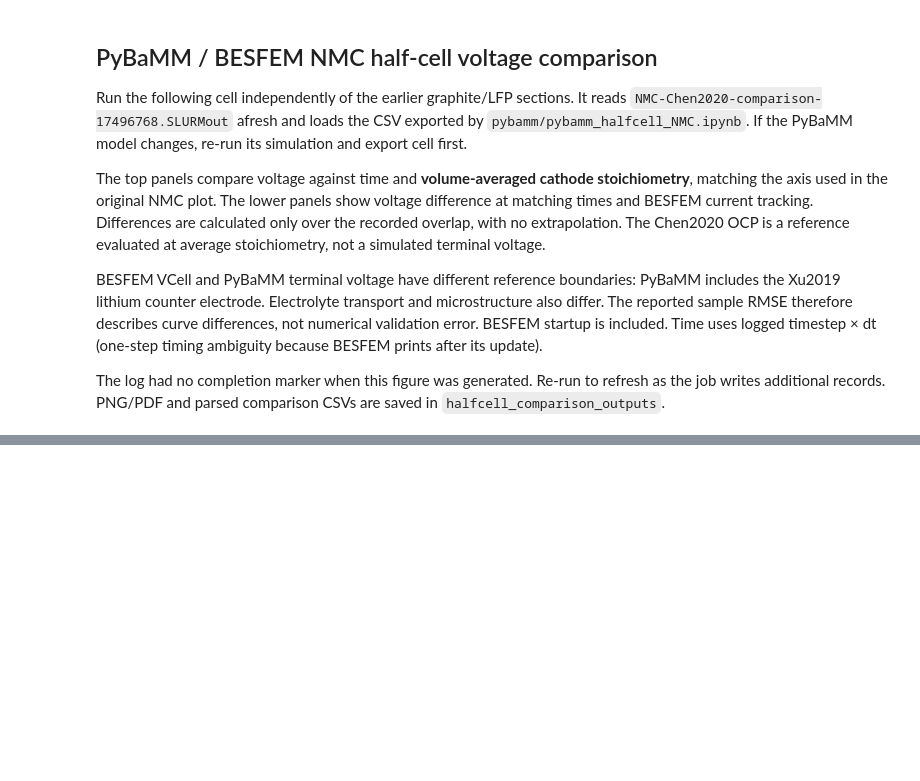
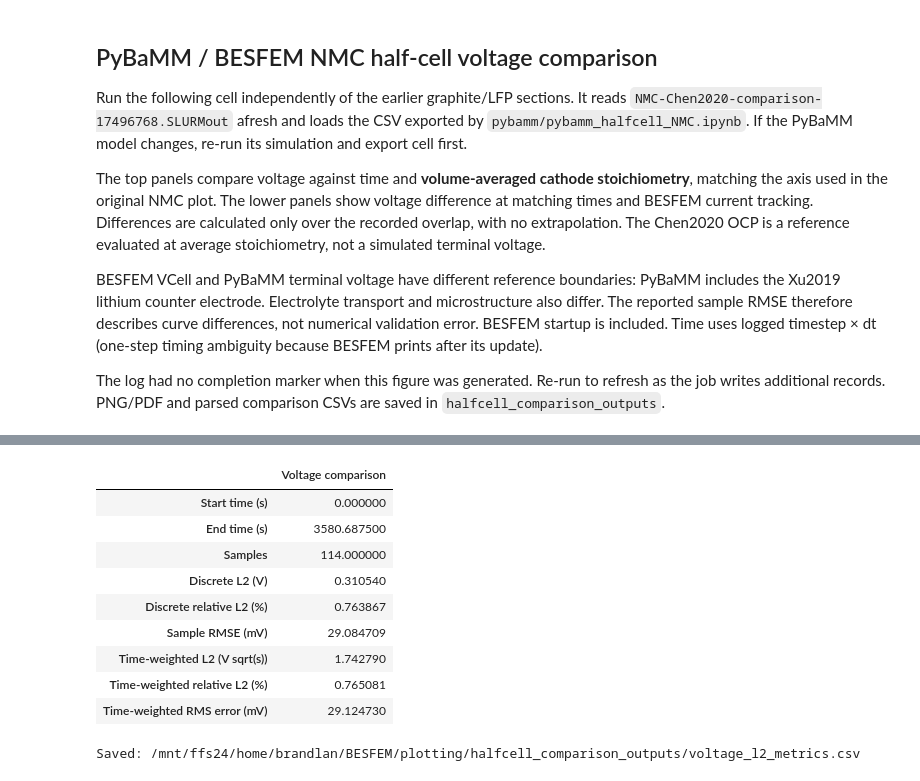
Before and after one commit to HCY-Group/BESFEM, a Jupyter notebook: plotting/OCV_CellVoltage.ipynb, the cells around one changed output, grey strips where cells are left out. Drawn from its saved outputs; the diff is of its cells as text; code cells hidden in the pictures; blank space fills up the shorter version.

```diff
--- a/plotting/OCV_CellVoltage.ipynb
+++ b/plotting/OCV_CellVoltage.ipynb
@@ -1374,0 +1385,18 @@ Outputs: /mnt/ffs24/home/brandlan/BESFEM/plotting/halfcell_comparison_outputs
+# %%
+l2_metrics = helpers["voltage_l2_metrics"](voltage_difference)
+display(l2_metrics.to_frame())
+l2_output = workspace / "BESFEM/plotting/halfcell_comparison_outputs/voltage_l2_metrics.csv"
+l2_metrics.to_csv(l2_output, header=True)
+print(f"Saved: {l2_output}")
+# %% [output]
+|  | Voltage comparison |
+| Start time (s) | 0.000000 |
+| End time (s) | 3580.687500 |
+| Samples | 114.000000 |
+| Discrete L2 (V) | 0.310540 |
+| Discrete relative L2 (%) | 0.763867 |
+| Sample RMSE (mV) | 29.084709 |
+| Time-weighted L2 (V sqrt(s)) | 1.742790 |
+| Time-weighted relative L2 (%) | 0.765081 |
+| Time-weighted RMS error (mV) | 29.124730 |
+Saved: /mnt/ffs24/home/brandlan/BESFEM/plotting/halfcell_comparison_outputs/voltage_l2_metrics.csv
```
Also changed, not shown: parts of 2 cells of this notebook, 1 other file.
